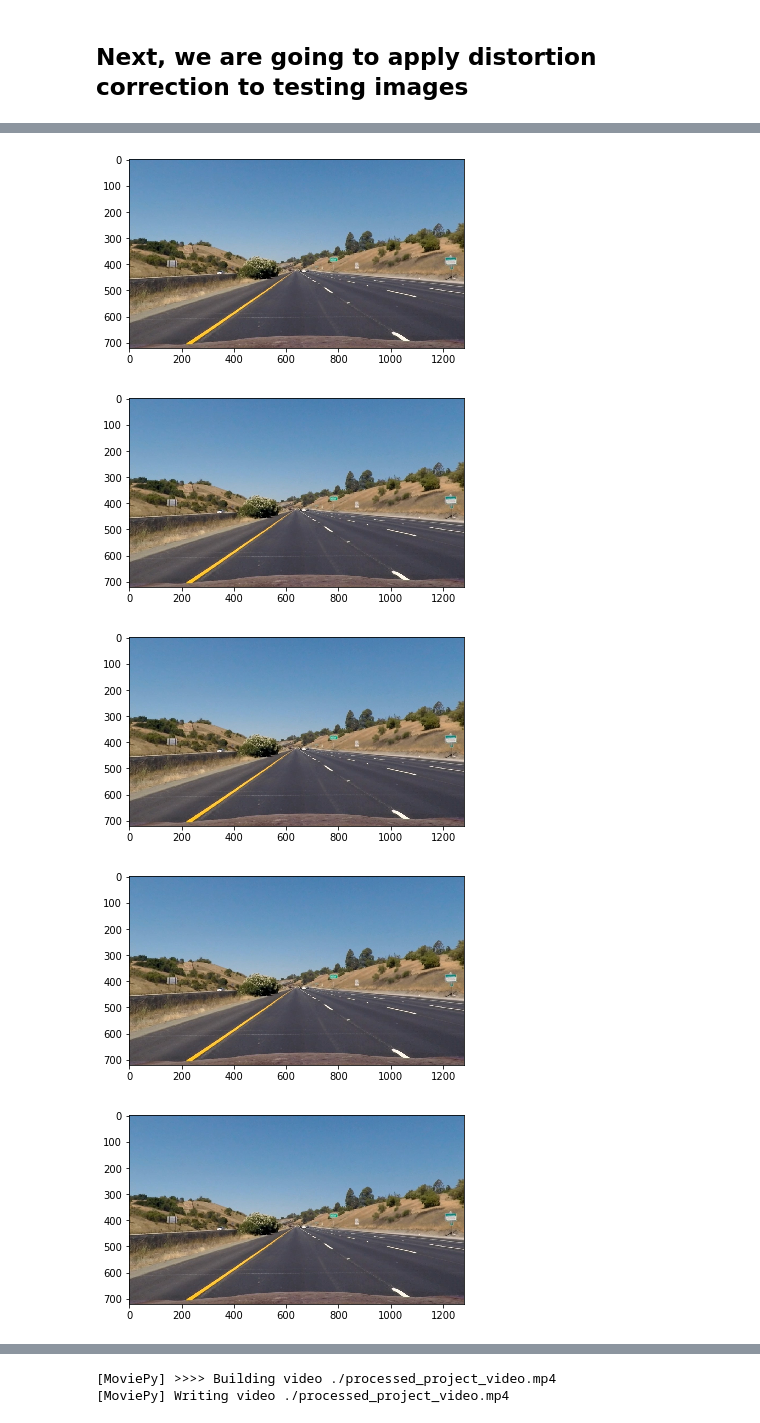
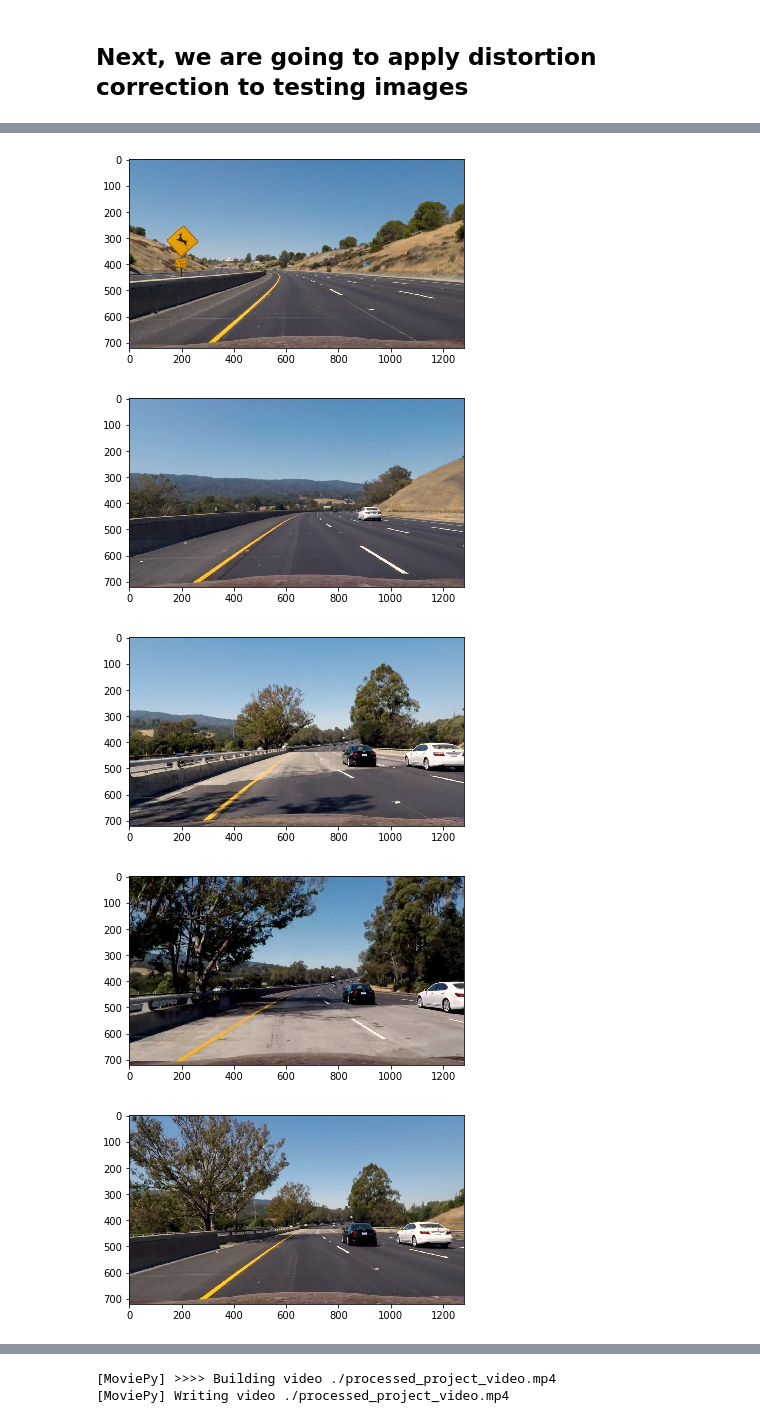
Before and after one commit to Wellingking/CarND-Advanced-Lane-Lines, a Jupyter notebook: advanced_lane_lines.ipynb, the cells around one changed output, grey strips where cells are left out. Cells and saved outputs as stored; diff of their text form; code cells hidden in the pictures.

```diff
--- a/advanced_lane_lines.ipynb
+++ b/advanced_lane_lines.ipynb
@@ -152,7 +149,7 @@ for image_name in images_test_list:
     distorted_img = cv2.imread(distorted_image)
     undistorted_test_img = advanced_lane_lines.cal_undistort(distorted_img)
     cv2.imwrite(undistorted_test_image, undistorted_test_img)
-    plt.imshow(cv2.cvtColor(corrected_image, cv2.COLOR_BGR2RGB))
+    plt.imshow(cv2.cvtColor(undistorted_test_img, cv2.COLOR_BGR2RGB))
     plt.show()
 # %% [output]
 [figure]
@@ -161,8 +158,8 @@ for image_name in images_test_list:
-[figure, old version]
+[figure, new version]
-[figure, old version]
+[figure, new version]
-[figure, old version]
+[figure, new version]
-[figure, old version]
+[figure, new version]
-[figure, old version]
+[figure, new version]
 # %% [markdown]
 ##  Extracting Lane Line Pixels Using Color Thresholding
 
```
Also changed, not shown: parts of 19 cells of this notebook, 10 other files.
